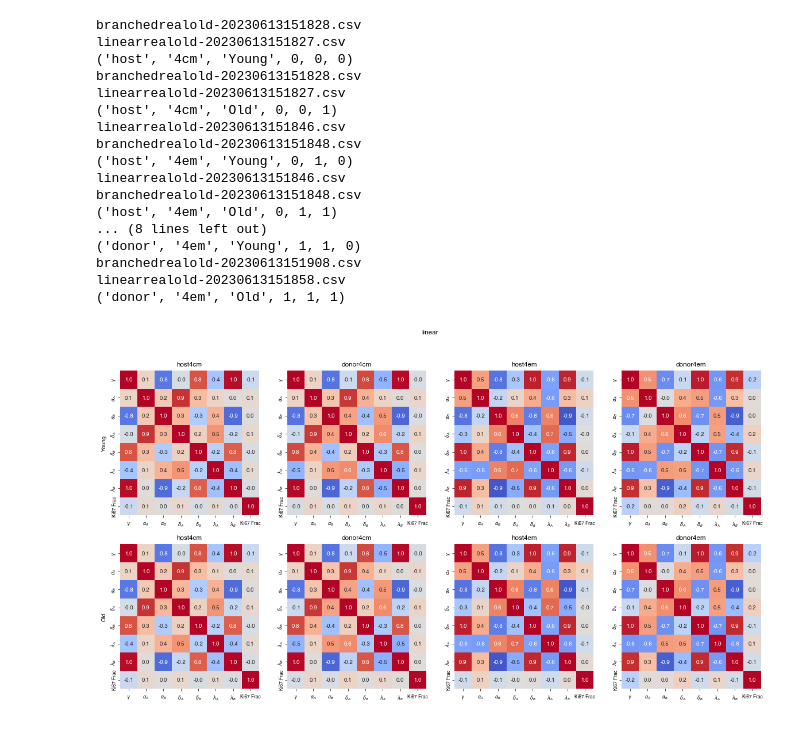
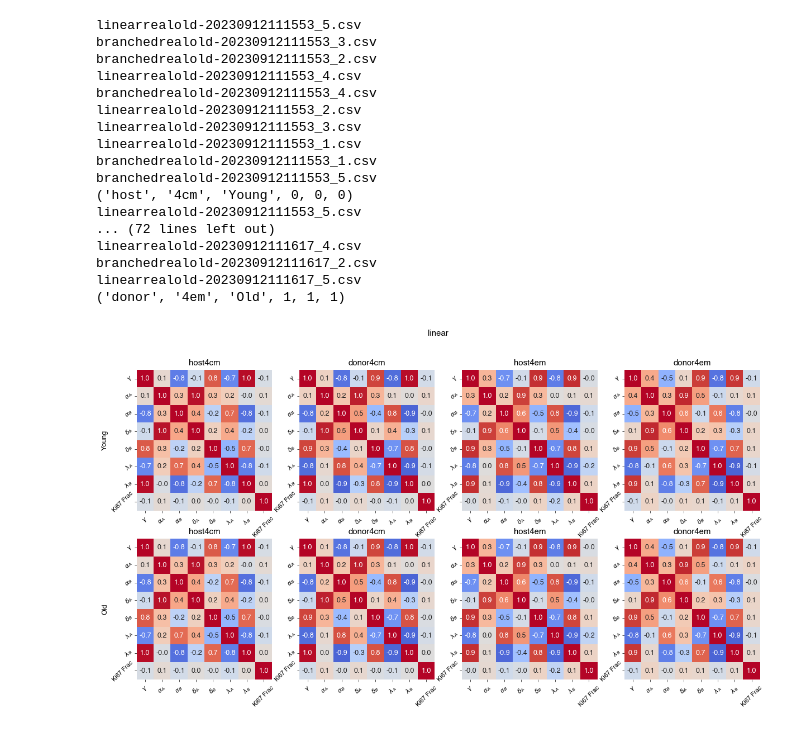
Before and after one commit to elisebullock/PLOS2024, a Jupyter notebook: CreatingFiguresNotebooks/FigS3.ipynb, the cells around one changed output. Drawn from its saved outputs; the diff is of its cells as text; code cells hidden in the pictures.

```diff
--- a/CreatingFiguresNotebooks/FigS3.ipynb
+++ b/CreatingFiguresNotebooks/FigS3.ipynb
@@ -24,12 +24,12 @@ tex_fonts = {
 #     "text.usetex": True,
     "font.family": "Helvetica",
     # Use 10pt font in plots, to match 10pt font in document
-    "axes.labelsize": 7,
-    "font.size": 7,
+    "axes.labelsize": 9,
+    "font.size": 9,
     # Make the legend/label fonts a little smaller
-    "legend.fontsize": 6,
-    "xtick.labelsize": 6,
-    "ytick.labelsize": 6,
+    "legend.fontsize": 8,
+    "xtick.labelsize": 8,
+    "ytick.labelsize": 8,
     "axes.grid": True,
     'grid.color': '#DDDDDD',
     'grid.linestyle': '-',
@@ -162,8 +162,8 @@ def myMAP(data):
 
     return x[np.argsort(nparam_density)[-1]]
 # %%
-youngfile = '/opt/mesh/tiree/elise/samples_1/youngmice_r10/stan-cache-'
-oldfile = '/opt/mesh/tiree/elise/samples_1/oldmice_r16/stan-cache-'
+youngfile = '/opt/mesh/tiree/elise/samples_1/youngmice_r18/stan-cache-'
+oldfile = '/opt/mesh/tiree/elise/samples_1/oldmice_r25/stan-cache-'
 
 ADHc = ['host','donor']
 populationc = ['4cm','4em']
@@ -256,6 +256,9 @@ for idx, adhpop in enumerated_product(ADHc,populationc, agec):
     df=df[["$F_A$","$\\alpha_A$","$\\alpha_B$","$\\delta_A$", "$\\delta_B$","$\\lambda_A$", "$\\lambda_B$","Ki67 Frac"]]
     sns.heatmap(df.corr(), cbar=False,annot = True, fmt='.1f',cmap= 'coolwarm',vmin=-1, vmax=1, ax=axes[idx[2],(idx[0]+2*idx[1])])
     axes[idx[2],(idx[0]+2*idx[1])].set_title(adhpop[0]+adhpop[1])
+    plt.sca(axes[idx[2],(idx[0]+2*idx[1])])
+    plt.xticks(rotation=45)
+    plt.yticks(rotation=45)
 
 axes[0,0].set_ylabel('Young')
 axes[1,0].set_ylabel('Old')
@@ -355,46 +358,49 @@ for idx, adhpop in enumerated_product(ADHc,populationc, agec):
         df["$\\lambda_B$"] = df["$\\delta_B$"]-df["$\\alpha_B$"]
         df["ratio_lambda"] = df["$\\lambda_A$"]/df["$\\lambda_A$"]
         df['Source']=np.random.normal(paras.SourceB,0.001, len(k_hat_fb))
         df["$F_A$"] = (df["fs"])
         df["p_AB"] = 0
         df['f']=np.mean(np.sum(k_hat_fb[:,:,0:paras.switch],axis=2), axis=1)/np.mean(np.sum(k_hat_fb[:,:,:],axis=2), axis=1)
         df['TotalCount']=np.mean(np.sum(k_hat_fb[:,:,:],axis=2), axis=1)
         df['Ki67 Frac'] = np.mean(kihi_fb,axis=1)
         df['KihiFracinFast'] =np.mean(np.sum(k_hat_fb[:,:,:((2+paras.numofbrduint)*(1+paras.numofki67int))],axis=2),axis=1)/df['TotalCount']
         df['KihiFracinSlow'] =np.mean(np.sum(k_hat_fb[:,:,(paras.switch):(paras.switch+(2+paras.numofbrduint)*(1+paras.numofki67int))],axis=2),axis=1)/df['TotalCount']
         df["calc_fract"] = 1/(((1-df["fs"])/df["fs"])*df["ratio_lambda"] +1)
 
 
     df=df[["$\\gamma$","$\\alpha_A$","$\\alpha_B$","$\\delta_A$", "$\\delta_B$","$\\lambda_A$", "$\\lambda_B$","Ki67 Frac"]]
     sns.heatmap(df.corr(), cbar=False,annot = True, fmt='.1f',cmap= 'coolwarm',vmin=-1, vmax=1, ax=axes[idx[2],(idx[0]+2*idx[1])])
     axes[idx[2],(idx[0]+2*idx[1])].set_title(adhpop[0]+adhpop[1])
+    plt.sca(axes[idx[2],(idx[0]+2*idx[1])])
+    plt.xticks(rotation=45)
+    plt.yticks(rotation=45)
 
 axes[0,0].set_ylabel('Young')
 axes[1,0].set_ylabel('Old')
 
 fig.suptitle(type_i)
 
 fig.savefig('/home/elise/Dropbox/elisepaperclone/TCellMemory/Figures/figS3_'+type_i+'.pdf', dpi='figure', format='pdf',
         bbox_inches='tight', pad_inches=0.1)
 
 # fig.savefig('/home/elise/Dropbox/elisepaperclone/TCellMemory/Figures/fig4bpng.png', dpi='figure', format='png',
 #         bbox_inches='tight', pad_inches=0.1)
 # %% [output]
-branchedrealold-20230613151828.csv
-linearrealold-20230613151827.csv
+linearrealold-20230912111553_5.csv
+branchedrealold-20230912111553_3.csv
+branchedrealold-20230912111553_2.csv
+linearrealold-20230912111553_4.csv
+branchedrealold-20230912111553_4.csv
+linearrealold-20230912111553_2.csv
+linearrealold-20230912111553_3.csv
+linearrealold-20230912111553_1.csv
+branchedrealold-20230912111553_1.csv
+branchedrealold-20230912111553_5.csv
 ('host', '4cm', 'Young', 0, 0, 0)
-branchedrealold-20230613151828.csv
-linearrealold-20230613151827.csv
-('host', '4cm', 'Old', 0, 0, 1)
-linearrealold-20230613151846.csv
-branchedrealold-20230613151848.csv
-('host', '4em', 'Young', 0, 1, 0)
-linearrealold-20230613151846.csv
-branchedrealold-20230613151848.csv
-('host', '4em', 'Old', 0, 1, 1)
-... (8 lines left out)
-('donor', '4em', 'Young', 1, 1, 0)
-branchedrealold-20230613151908.csv
-linearrealold-20230613151858.csv
+linearrealold-20230912111553_5.csv
+... (72 lines left out)
+linearrealold-20230912111617_4.csv
+branchedrealold-20230912111617_2.csv
+linearrealold-20230912111617_5.csv
 ('donor', '4em', 'Old', 1, 1, 1)
-[figure, old version]
+[figure, new version]
```
Also changed, not shown: parts of 2 cells of this notebook, 6 other files.
